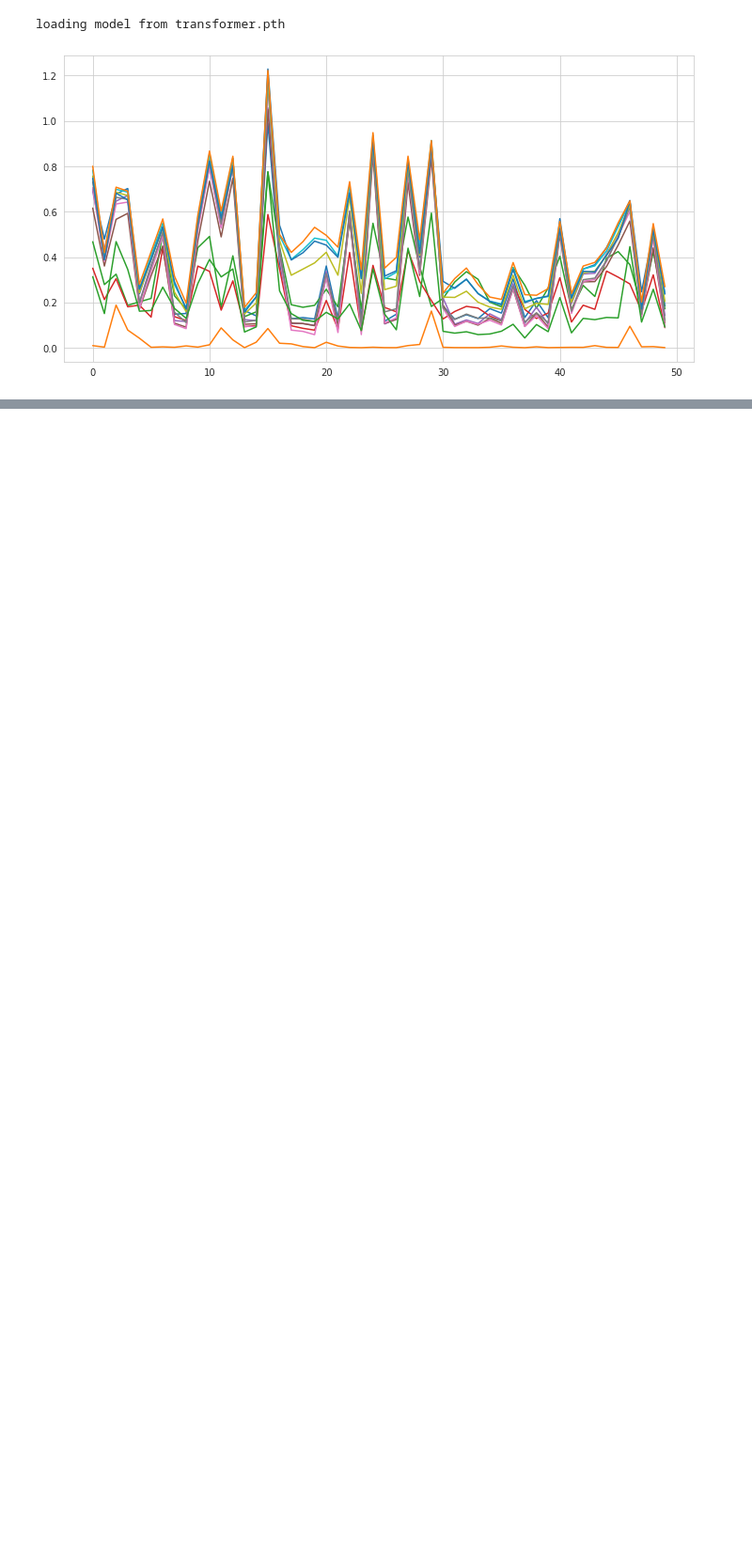
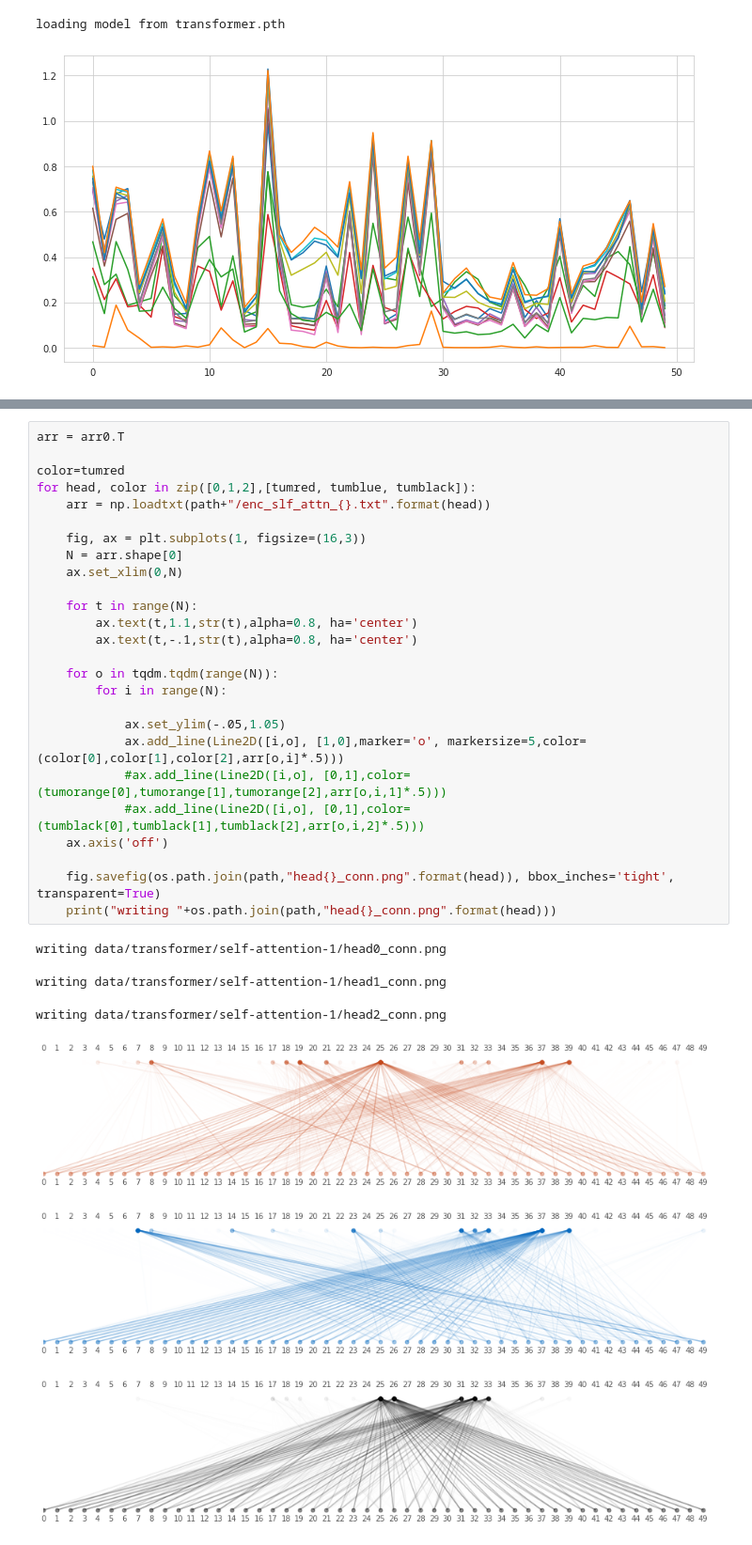
Before and after one commit to MarcCoru/phiweek19, a Jupyter notebook: Transformer.ipynb, the cells around one changed output, grey strips where cells are left out. Shown at 94% size. Saved outputs shown, nothing was run; the diff lists cells and outputs as text; blank space fills up the shorter version.

```diff
--- a/Transformer.ipynb
+++ b/Transformer.ipynb
@@ -302,0 +276,33 @@ model_state = torch.load("/data/gaf/runs/tumgaf_tum_rnn/model.pth", map_location
+# %%
+arr = arr0.T
+
+color=tumred
+for head, color in zip([0,1,2],[tumred, tumblue, tumblack]):
+    arr = np.loadtxt(path+"/enc_slf_attn_{}.txt".format(head))
+
+    fig, ax = plt.subplots(1, figsize=(16,3))
+    N = arr.shape[0]
+    ax.set_xlim(0,N)
+
+    for t in range(N):
+        ax.text(t,1.1,str(t),alpha=0.8, ha='center')
+        ax.text(t,-.1,str(t),alpha=0.8, ha='center')
+
+    for o in tqdm.tqdm(range(N)):
+        for i in range(N):
+
+            ax.set_ylim(-.05,1.05)
+            ax.add_line(Line2D([i,o], [1,0],marker='o', markersize=5,color=(color[0],color[1],color[2],arr[o,i]*.5)))
+            #ax.add_line(Line2D([i,o], [0,1],color=(tumorange[0],tumorange[1],tumorange[2],arr[o,i,1]*.5)))
+            #ax.add_line(Line2D([i,o], [0,1],color=(tumblack[0],tumblack[1],tumblack[2],arr[o,i,2]*.5)))
+    ax.axis('off')
+
+    fig.savefig(os.path.join(path,"head{}_conn.png".format(head)), bbox_inches='tight', transparent=True)
+    print("writing "+os.path.join(path,"head{}_conn.png".format(head)))
+# %% [output]
+writing data/transformer/self-attention-1/head0_conn.png
+writing data/transformer/self-attention-1/head1_conn.png
+writing data/transformer/self-attention-1/head2_conn.png
+[figure, added]
+[figure, added]
+[figure, added]
```
Also changed, not shown: parts of 19 cells of this notebook, 45 other files.
